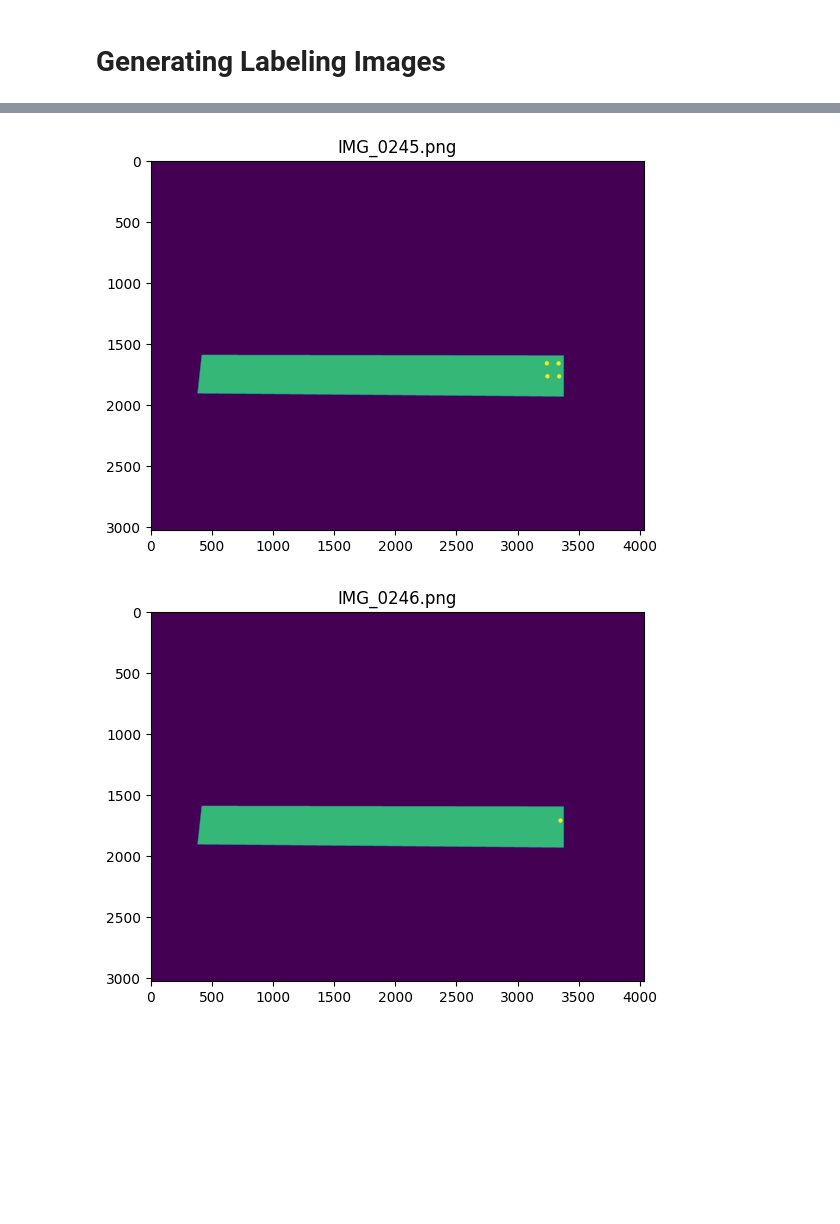
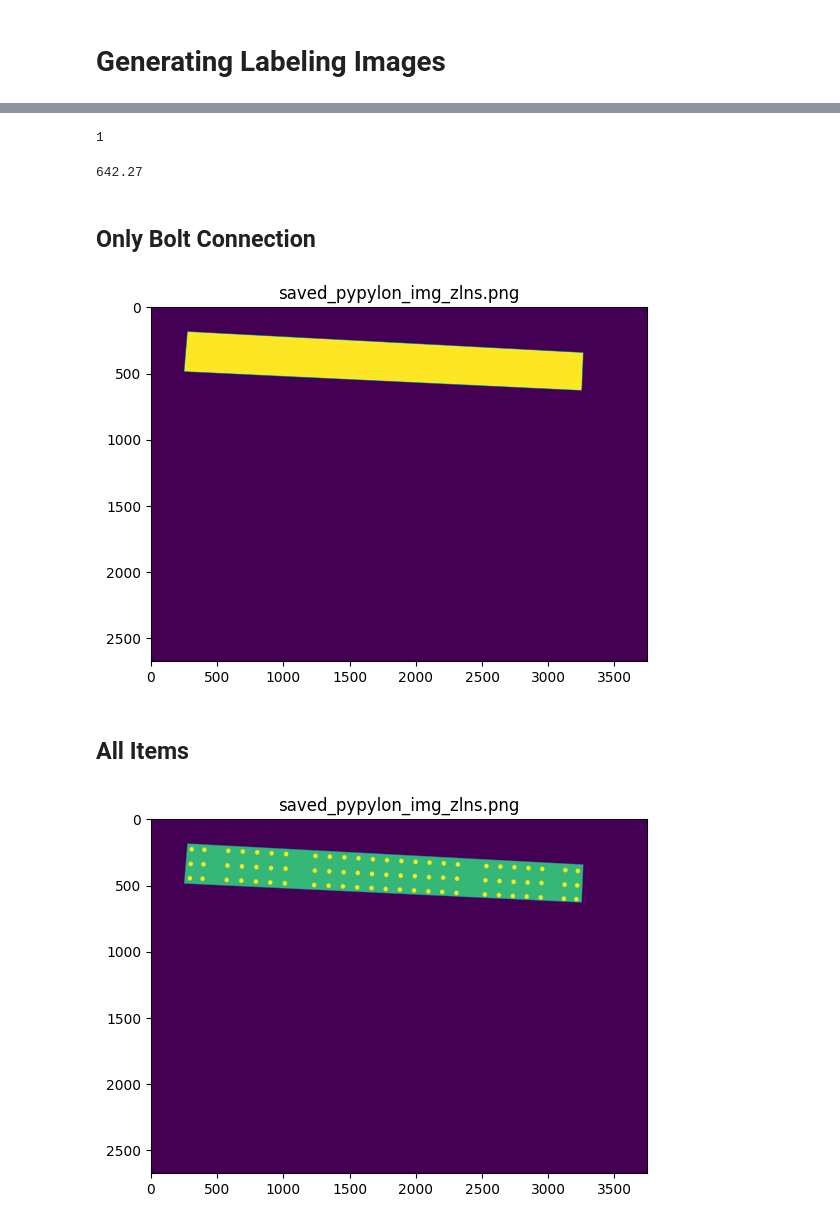
Before and after one commit to ConstructionIT/LH2023, a Jupyter notebook: generate_label_v3.ipynb, the cells around one changed output, grey strips where cells are left out. Drawn from its saved outputs; the diff is of its cells as text; code cells hidden in the pictures; blank space fills up the shorter version.

```diff
--- a/generate_label_v3.ipynb
+++ b/generate_label_v3.ipynb
@@ -397,6 +397,6 @@ IMAGES_PATH = "/home/enfycius/Documents/LH_Dataset/Semantic_Segmentation/imgs_v2
 # %%
 DEFAULT_PATH = "/home/enfycius"
 # %%
-SAMPLE_LABEL_IMAGES = "/home/enfycius/Documents/test.csv"
+SAMPLE_LABEL_IMAGES = "/home/enfycius/Datasets/김종혁/research/data.csv"
 # %%
 train_df = pd.read_csv(SAMPLE_LABEL_IMAGES)
@@ -403,42 +408,86 @@ train_df = pd.read_csv(SAMPLE_LABEL_IMAGES)
+# %%
+train_df.shape[0]
+# %% [output]
+1
+# %%
+train_df.iloc[0][6]
+# %% [output]
+642.27
+# %%
+SAVE_PATH = "/home/enfycius/Datasets/김종혁/research/"
+# %% [markdown]
+## Only Bolt Connection
+# %%
+for i in range(0, train_df.shape[0]):
+    bolt_connections = pd.read_json(train_df.iloc[i][6])
+
+    points = np.array(pd.read_json(train_df.iloc[0][6]).points[0], dtype=np.float32)
+
+    points[:, 0] = np.round(points[:, 0] * bolt_connections.original_width[0] / 100)
+    points[:, 1] = np.round(points[:, 1] * bolt_connections.original_height[0] / 100)
+
+    connection_mask = fillPolygon(points = np.array(points, dtype=np.int32), height = bolt_connections.original_height[0], width = bolt_connections.original_width[0])
+
+    img_path = train_df.iloc[i, 4]
+
+    img_path = '/' + img_path.split('=')[1]
+
+    _, filenames = os.path.split(img_path)
+    _, connection_mask = cv2.threshold(connection_mask, 0.1, 255, cv2.THRESH_BINARY)
+
+    cv2.imwrite(SAVE_PATH + "connection" + '/' + filenames, connection_mask)
+
+    plt.imshow(connection_mask)
+    plt.title(filenames)
+    plt.show()
+# %% [output]
+[figure, added]
+# %% [markdown]
+## All Items
 # %%
 for i in range(0, train_df.shape[0]):
-    bolt_holes = pd.read_json(train_df.iloc[i][7])
-    bolt_connections = pd.read_json(train_df.iloc[i][5])
+    bolt_holes = pd.read_json(train_df.iloc[i][3])
+    bolt_connections = pd.read_json(train_df.iloc[i][7])
 
     x = np.round(bolt_holes.x * bolt_holes.original_width / 100)
     y = np.round(bolt_holes.y * bolt_holes.original_height / 100)
 
     center = pd.concat([x, y], axis=1, keys=["x", "y"], join="inner").astype("int16")
 
     radius_x = np.round(bolt_holes.radiusX * bolt_holes.original_width / 100)
     radius_y = np.round(bolt_holes.radiusY * bolt_holes.original_height / 100)
 
     radius = pd.concat([radius_x, radius_y], axis=1, keys=["x", "y"], join="inner").astype("int16")
 
     bolt_mask = drawEllipse(center, radius, height = bolt_holes.original_height[0], width = bolt_holes.original_width[0])
     bolt_mask[np.where(bolt_mask >= 1)] = 1
 
-    points = np.array(pd.read_json(train_df.iloc[0][5]).points[0], dtype=np.float32)
+    points = np.array(pd.read_json(train_df.iloc[0][7]).points[0], dtype=np.float32)
 
     points[:, 0] = np.round(points[:, 0] * bolt_connections.original_width[0] / 100)
     points[:, 1] = np.round(points[:, 1] * bolt_connections.original_height[0] / 100)
 
     connection_mask = fillPolygon(points = np.array(points, dtype=np.int32), height = bolt_connections.original_height[0], width = bolt_connections.original_width[0])
 
     dst = cv2.addWeighted(connection_mask, 1, bolt_mask, 1, 0)
 
-    img_path = train_df.iloc[i, 4]
+    img_path = train_df.iloc[i, 5]
 
     img_path = '/' + img_path.split('=')[1]
 
     _, filenames = os.path.split(img_path)
 
+    _, bolt_mask = cv2.threshold(bolt_mask, 0.1, 128, cv2.THRESH_BINARY)
+    _, connection_mask = cv2.threshold(connection_mask, 0.1, 255, cv2.THRESH_BINARY)
+
+    cv2.imwrite(SAVE_PATH + "connection" + '/' + filenames, connection_mask)
+    cv2.imwrite(SAVE_PATH + "bolt" + '/' + filenames, bolt_mask)
+
     # copyfile(REF_PATH + '/' + filenames, IMAGES_PATH + '/' + filenames)
-    # cv2.imwrite(SAVE_PATH + '/' + filenames, dst)
+    cv2.imwrite(SAVE_PATH + '/' + filenames, dst)
 
     plt.imshow(dst)
     plt.title(filenames)
     plt.show()
 # %% [output]
-[figure, old version]
+[figure, new version]
-[figure, removed]
```
Also changed, not shown: parts of 2 cells of this notebook, 2 other files.
